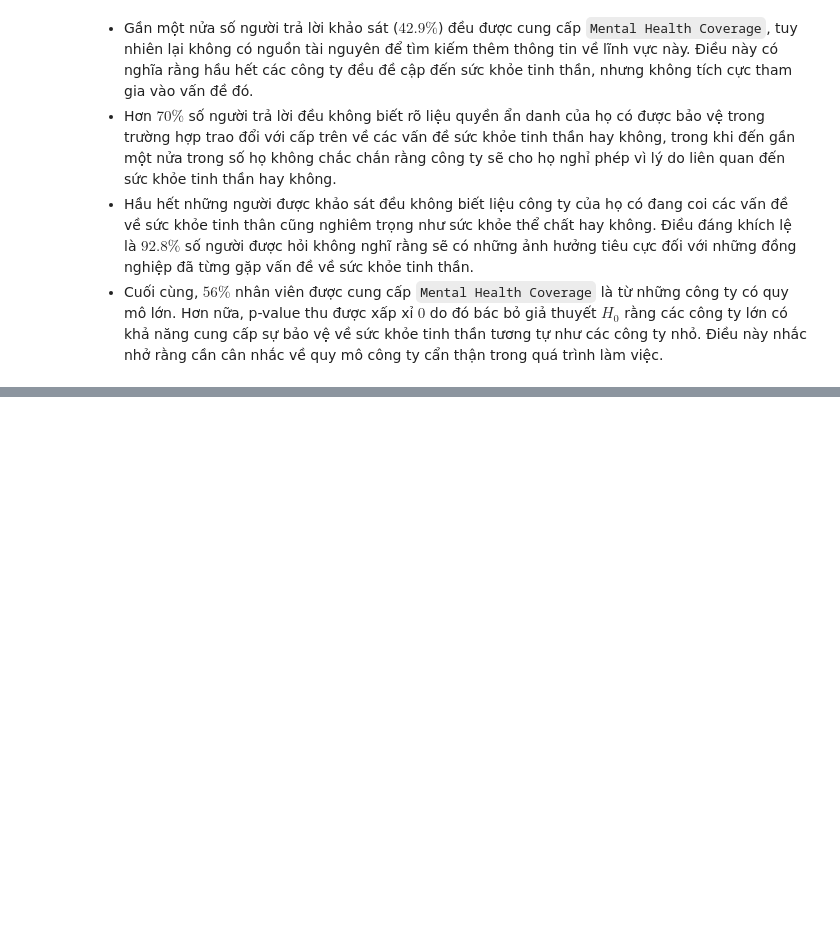
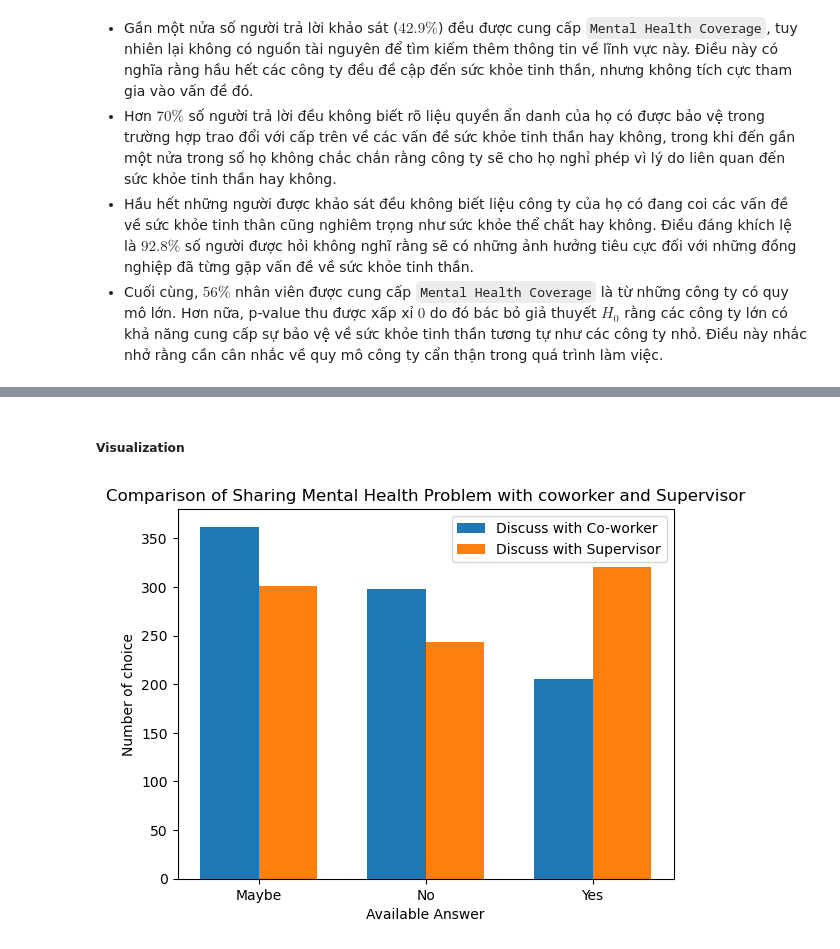
Before and after one commit to iam-Dylan/pfds-final-project, a Jupyter notebook: 4-analyzing.ipynb, the cells around one changed output, grey strips where cells are left out. Saved outputs shown, nothing was run; the diff lists cells and outputs as text; code cells hidden in the pictures; blank space fills up the shorter version.

```diff
--- a/4-analyzing.ipynb
+++ b/4-analyzing.ipynb
@@ -149,0 +233,9 @@ Mental health coverage with respect to Company's size:  2.0544336517732835e-08
+# %%
+cowork_df = df[['mh_discussion_cowork']]
+cowork_df = cowork_df['mh_discussion_cowork'].value_counts().reset_index()
+
+supervisor_df = df[['mh_discussion_supervisor']]
+supervisor_df = supervisor_df['mh_discussion_supervisor'].value_counts().reset_index()
+
+sharing_df = pd.merge(cowork_df, supervisor_df, on='index', how='inner')
+sharing_df
@@ -149,0 +260,18 @@ Mental health coverage with respect to Company's size:  2.0544336517732835e-08
+# %% [markdown]
+##### **Visualization**
+# %%
+fig, ax = plt.subplots()
+bar_width = 0.35
+bar_positions1 = range(len(sharing_df['index']))
+bar_positions2 = [pos + bar_width for pos in bar_positions1]
+ax.bar(bar_positions1, sharing_df['mh_discussion_cowork'], width=bar_width, label='Discuss with Co-worker')
+ax.bar(bar_positions2, sharing_df['mh_discussion_supervisor'], width=bar_width, label='Discuss with Supervisor')
+ax.set_xlabel('Available Answer')
+ax.set_ylabel('Number of choice')
+ax.set_title('Comparison of Sharing Mental Health Problem with coworker and Supervisor')
+ax.set_xticks([pos + bar_width / 2 for pos in bar_positions1])
+ax.set_xticklabels(future_df['index'])
+ax.legend()
+plt.show()
+# %% [output]
+[figure, added]
```
Also changed, not shown: parts of 79 cells of this notebook, 6 other files.
